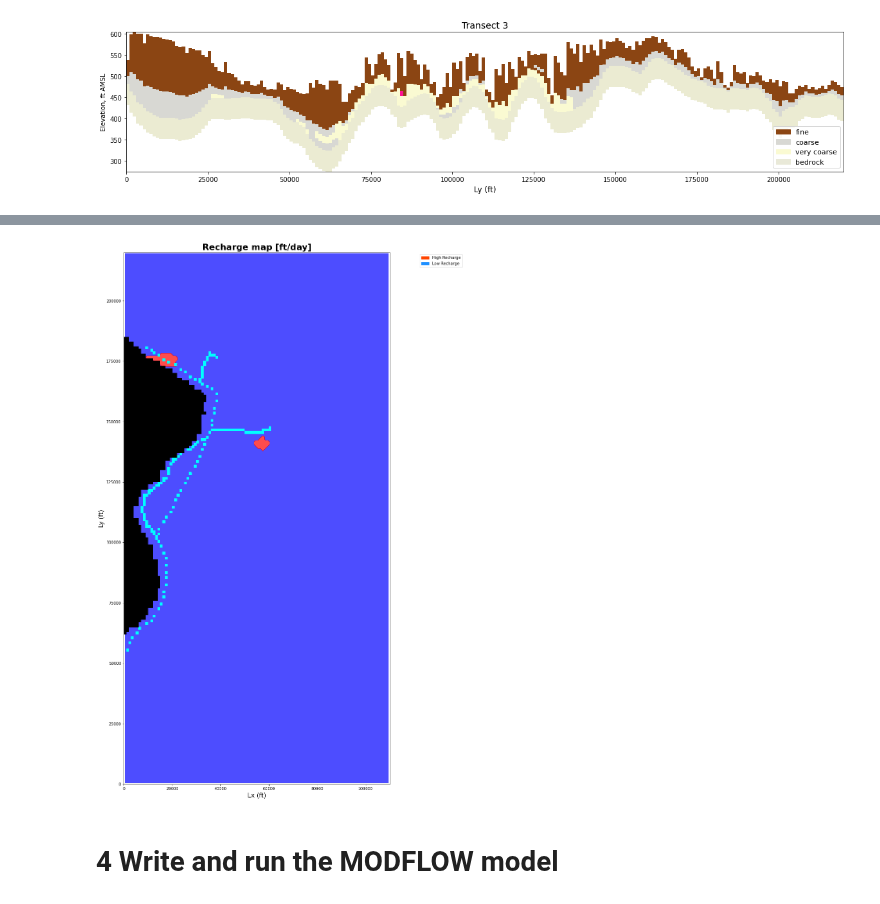
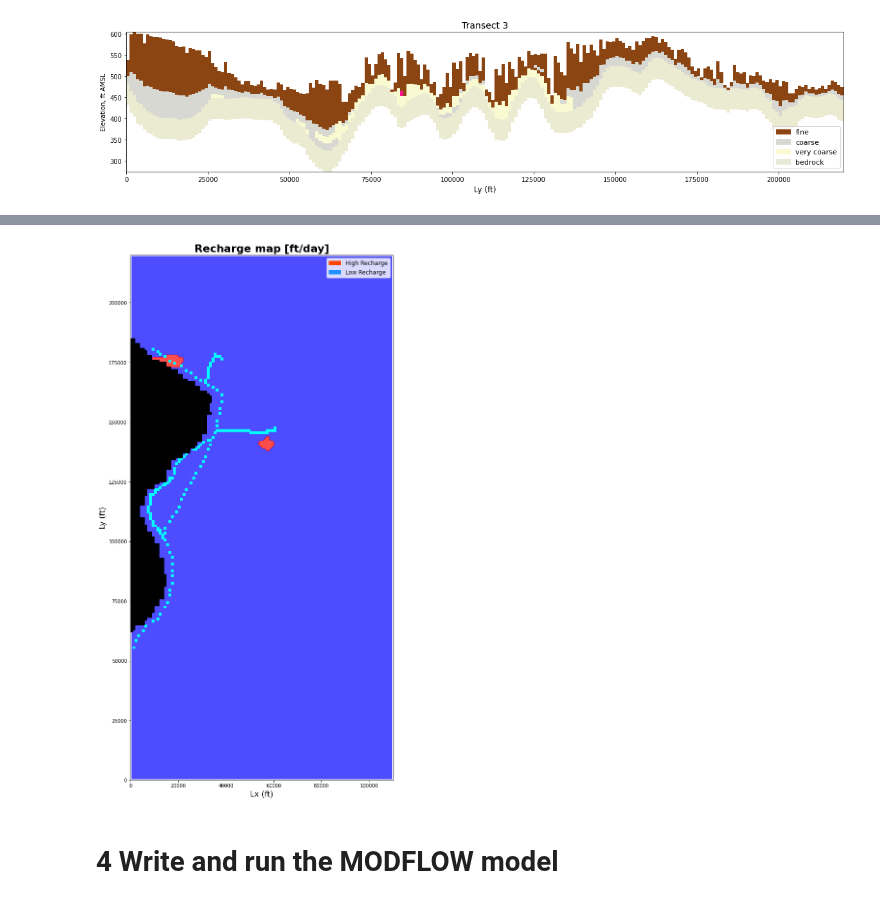
Before and after one commit to Firas-95/GEO572-Project-E.St.Louis, a Jupyter notebook: ESL_model_v3.0.ipynb, the cells around one changed output, grey strips where cells are left out. Cells and saved outputs as stored; diff of their text form; code cells hidden in the pictures.

```diff
--- a/ESL_model_v3.0.ipynb
+++ b/ESL_model_v3.0.ipynb
@@ -393,7 +395,7 @@ When using `groupby()` method, we want to add up the pumpage and average the dep
 # %%
 """Adjust the modified data to meet the input requirement."""
 pump95 = modify_pumpage("1995")
-pump95 = pd.concat([pump95, dflostpump])
+pump95 = pd.concat([pump95, dflost])
 truncate(pump95, 'lam_x', 'lam_y')  # return row and col
 pump95 = pump95.drop(['lam_x', 'lam_y'], axis=1)
 # We want to add up the pumpage and average the depth
@@ -537,2 +541,26 @@ pcg = flopy.modflow.ModflowPcg(model=m,
+# %%
+"""Function that generates a map."""
+def newmap(title, figsize=(20,20), fontsize=16, titlesize=22):
+  plt.figure(figsize=figsize, facecolor="white")
+  plt.xlabel('Lx (ft)', fontsize=fontsize)
+  plt.ylabel('Ly (ft)', fontsize=fontsize)
+  plt.title(title, fontsize=titlesize, fontweight='bold')
+  model_map = flopy.plot.PlotMapView(model=m, layer=0)
+  # sns.despine() # remove map boundary
+  return model_map
+
+
+"""Function that add ibound and a river."""
+def add_ibound_riv():
+  modelmap.plot_bc(ftype='RIV', color='aqua')
+  modelmap.plot_ibound()
+  return
+
+
+"""Create meshgrids for the model, they will be used in maps with a color flood."""
+# x and y are located on the centeroid of each grid
+x = xc - np.min(xc) + dx / 2
+y = yc - np.min(yc) + dy / 2
+X, Y = np.meshgrid(x, y)
 # %%
 """Plot boundary conditions"""
@@ -651,23 +656,16 @@ plt.show()
 # %%
 """ Plot Recharge map """
-
-plt.figure(figsize=(25, 25),facecolor="white")
-modelmap = flopy.plot.map.PlotMapView(
-    model=m, layer=0)  #use plotmapview to attach plot to model
+modelmap = newmap("Recharge map [ft/day]")
 plt.contourf(X, Y, rch_flipped, 1, alpha=0.7, cmap=plt.cm.seismic)
 plt.legend(handles=[
     mp.patches.Patch(color='orangered', label='High Recharge'),
-    mp.patches.Patch(color='dodgerblue', label='Low Recharge')], bbox_to_anchor=(1.28, 1.0))
-
-rvr = modelmap.plot_bc(ftype='RIV', color='aqua')
-ib = modelmap.plot_ibound()
+    mp.patches.Patch(color='dodgerblue', label='Low Recharge')],
+    fontsize=12)
+add_ibound_riv()
 #display parameters
-plt.xlabel('Lx (ft)', fontsize=16)
-plt.ylabel('Ly (ft)', fontsize=16)
-plt.title('Recharge map [ft/day]', fontsize=22, fontweight='bold')
 plt.show()
 # %% [output]
-[figure, old version]
+[figure, new version]
 # %% [markdown]
 # 4 Write and run the MODFLOW model
 # %%
```
Also changed, not shown: parts of 25 cells of this notebook.
